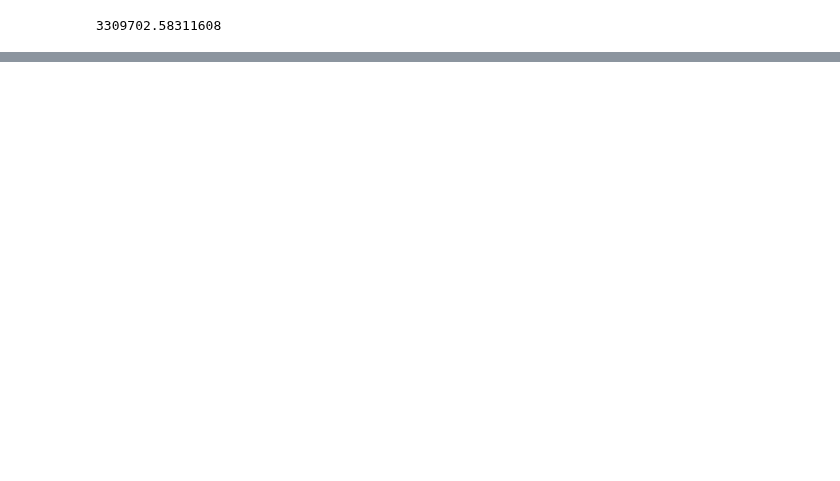
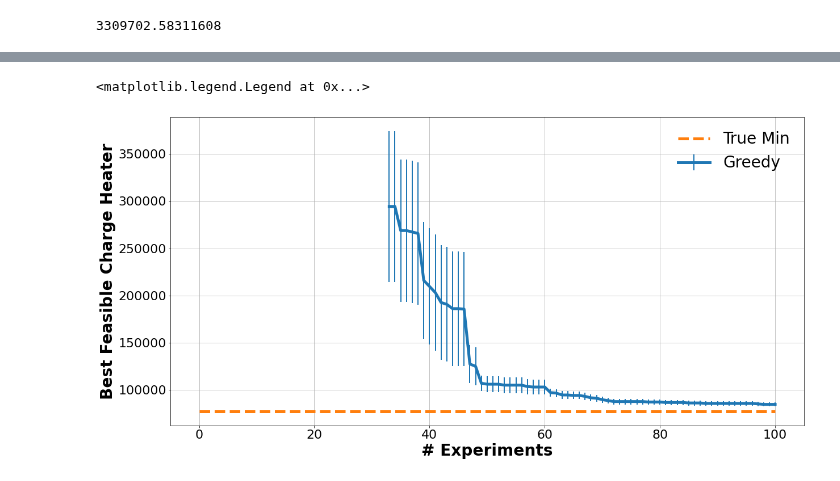
Before and after one commit to KISRDevelopment/iso-exploration, a Jupyter notebook: plot_traces.ipynb, the cells around one changed output, grey strips where cells are left out. Drawn from its saved outputs; the diff is of its cells as text; code cells hidden in the pictures; blank space fills up the shorter version.

Commit message:
add noisy optimization

```diff
--- a/plot_traces.ipynb
+++ b/plot_traces.ipynb
@@ -45,0 +55,36 @@ np.min(df[(df['process_ron'] >= 83) & (df['process_yield'] >= 99)]['r1_charge_he
+# %%
+min_ron = 83
+min_yield = 98
+valid_comb_ix =(df['process_ron'] >= min_ron) & (df['process_yield'] >= min_yield)
+paths = [("Greedy", "traces/greedy_%d_%d_noisy.json" % (min_ron, min_yield))]
+
+f, ax = plt.subplots(1, 1, figsize=(20, 10))
+for name,p in paths:
+
+    with open(p, 'r') as f:
+        results = json.load(f)
+
+    trace_chs = []
+    for r in results['traces']:
+        sdf = df.iloc[r]
+        fix = (sdf['process_ron'] >= min_ron) & (sdf['process_yield'] >= min_yield)
+        chs = np.array(sdf['r1_charge_heater'])
+        chs[~fix] = np.inf
+        trace_chs.append(np.minimum.accumulate(chs))
+    mean_trace = np.mean(trace_chs, axis=0)
+    stderr_trace = np.std(trace_chs, axis=0, ddof=1) / np.sqrt(len(trace_chs))
+
+    ax.errorbar(np.arange(mean_trace.shape[0]), mean_trace, yerr=stderr_trace, linewidth=5, label=name, marker='o', markersize=2, elinewidth=2)
+    #ax.plot(, )
+
+ax.plot(np.arange(mean_trace.shape[0]), np.ones(mean_trace.shape[0]) *
+        np.min(df[valid_comb_ix]['r1_charge_heater']), linewidth=5, linestyle='--', label='True Min')
+ax.tick_params(axis='x', labelsize=22)
+ax.tick_params(axis='y', labelsize=22)
+ax.set_xlabel('# Experiments', fontsize=28, fontweight='bold')
+ax.set_ylabel('Best Feasible Charge Heater', fontsize=28, fontweight='bold')
+ax.grid(True)
+ax.legend(fontsize=28, frameon=False)
+# %% [output]
+<matplotlib.legend.Legend at 0x...>
+[figure, added]
```
Also changed, not shown: parts of 3 cells of this notebook, 4 other files.
